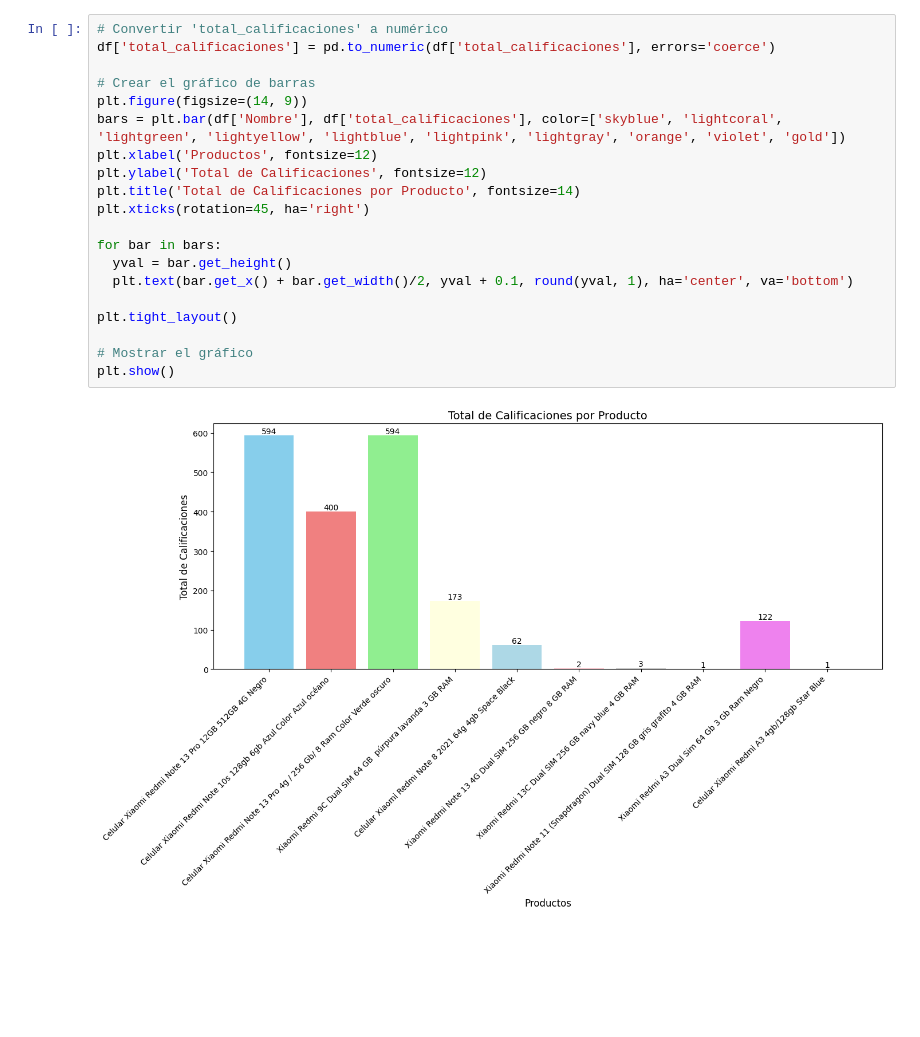
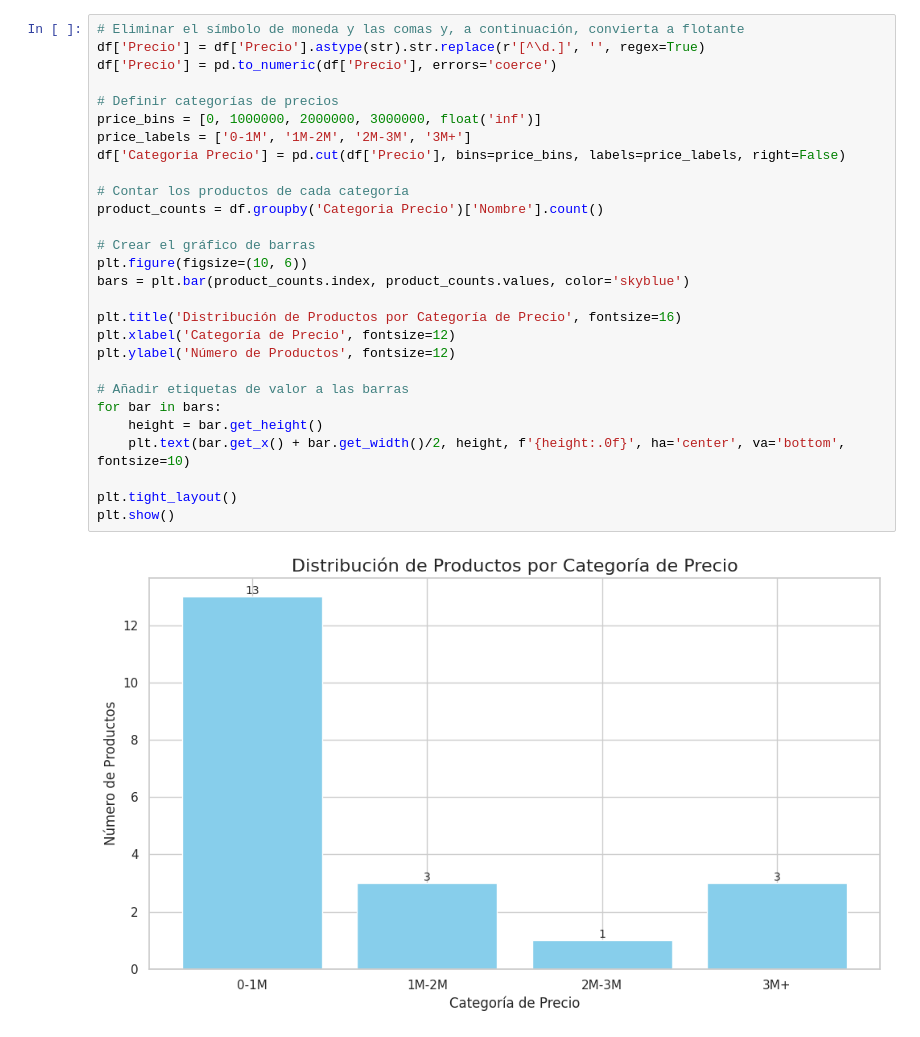
Before and after one commit to Alexis-Machado/EA2_Optimizando-la-productividad-en-el-mundo-del-software, a Jupyter notebook: AlexisMachado_QueniaVanegas_JuliánMartínez_EA2_Optimizando_la_productividad_en_el_mundo_del_software.ipynb, the cells around one changed output. Cells and saved outputs as stored; diff of their text form; blank space fills up the shorter version.

```diff
--- a/AlexisMachado_QueniaVanegas_JuliánMartínez_EA2_Optimizando_la_productividad_en_el_mundo_del_software.ipynb
+++ b/AlexisMachado_QueniaVanegas_JuliánMartínez_EA2_Optimizando_la_productividad_en_el_mundo_del_software.ipynb
@@ -299,22 +233,30 @@ plt.show()
-# %%
-# Convertir 'total_calificaciones' a numérico
-df['total_calificaciones'] = pd.to_numeric(df['total_calificaciones'], errors='coerce')
-
-# Crear el gráfico de barras
-plt.figure(figsize=(14, 9))
-bars = plt.bar(df['Nombre'], df['total_calificaciones'], color=['skyblue', 'lightcoral', 'lightgreen', 'lightyellow', 'lightblue', 'lightpink', 'lightgray', 'orange', 'violet', 'gold'])
-plt.xlabel('Productos', fontsize=12)
-plt.ylabel('Total de Calificaciones', fontsize=12)
-plt.title('Total de Calificaciones por Producto', fontsize=14)
-plt.xticks(rotation=45, ha='right')
-
-for bar in bars:
-  yval = bar.get_height()
-  plt.text(bar.get_x() + bar.get_width()/2, yval + 0.1, round(yval, 1), ha='center', va='bottom')
-
-plt.tight_layout()
-
-# Mostrar el gráfico
-plt.show()
-# %% [output]
-[figure, removed]
+# %%
+# Eliminar el símbolo de moneda y las comas y, a continuación, convierta a flotante
+df['Precio'] = df['Precio'].astype(str).str.replace(r'[^\d.]', '', regex=True)
+df['Precio'] = pd.to_numeric(df['Precio'], errors='coerce')
+
+# Definir categorías de precios
+price_bins = [0, 1000000, 2000000, 3000000, float('inf')]
+price_labels = ['0-1M', '1M-2M', '2M-3M', '3M+']
+df['Categoria Precio'] = pd.cut(df['Precio'], bins=price_bins, labels=price_labels, right=False)
+
+# Contar los productos de cada categoría
+product_counts = df.groupby('Categoria Precio')['Nombre'].count()
+
+# Crear el gráfico de barras
+plt.figure(figsize=(10, 6))
+bars = plt.bar(product_counts.index, product_counts.values, color='skyblue')
+
+plt.title('Distribución de Productos por Categoría de Precio', fontsize=16)
+plt.xlabel('Categoría de Precio', fontsize=12)
+plt.ylabel('Número de Productos', fontsize=12)
+
+# Añadir etiquetas de valor a las barras
+for bar in bars:
+    height = bar.get_height()
+    plt.text(bar.get_x() + bar.get_width()/2, height, f'{height:.0f}', ha='center', va='bottom', fontsize=10)
+
+plt.tight_layout()
+plt.show()
+# %% [output]
+[figure, added]
```
Also changed, not shown: parts of 13 cells of this notebook.
